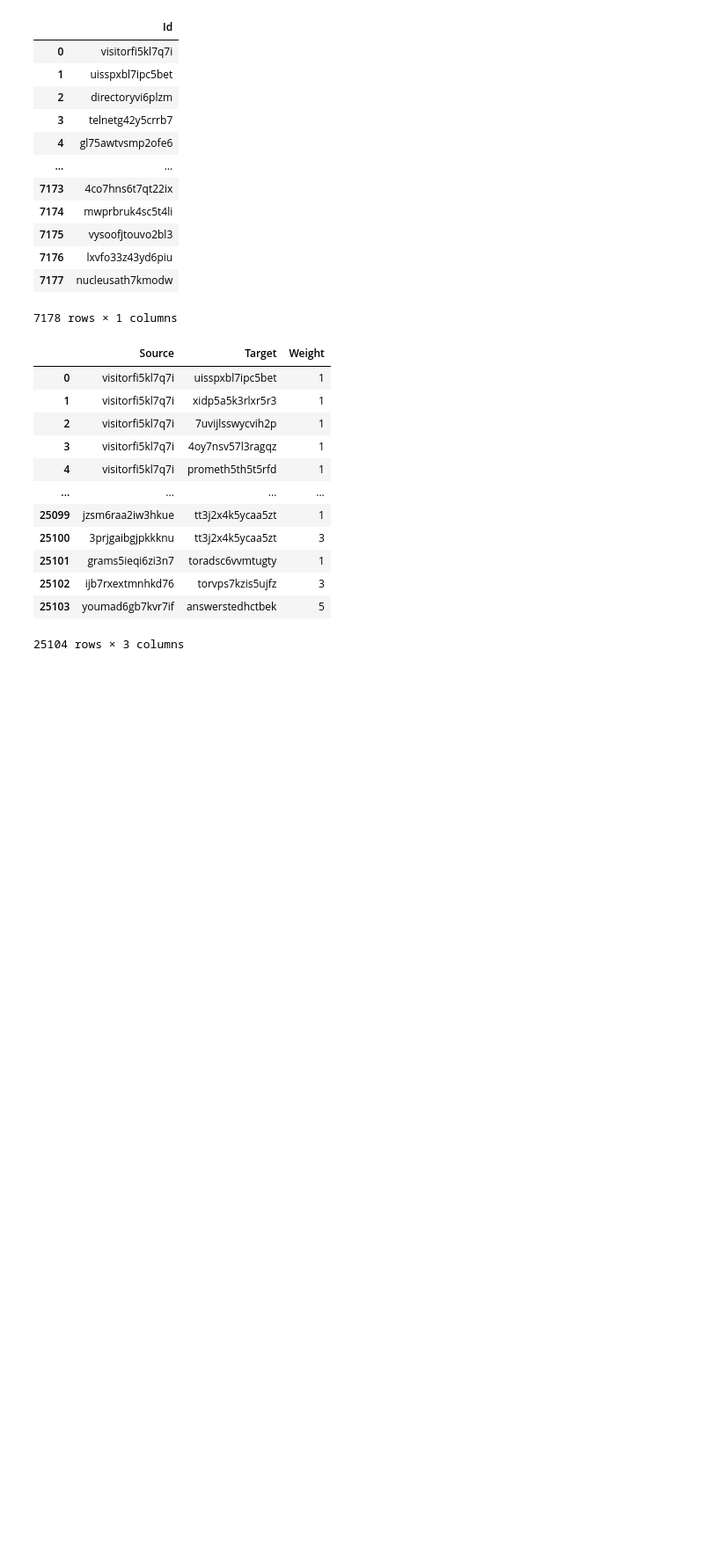
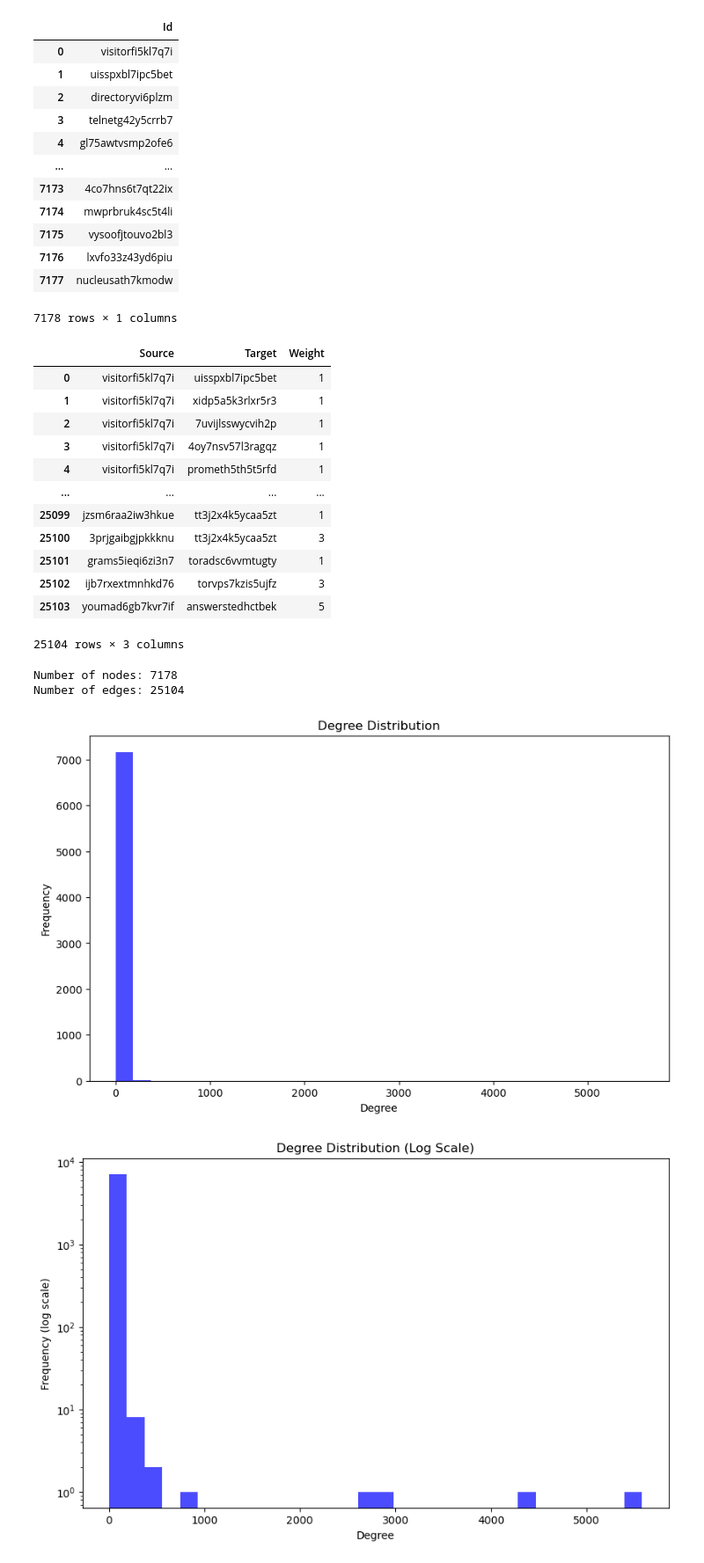
Before and after one commit to mindenki/darkweb-network-analysis, a Jupyter notebook: notebooks/00_data_cleaning_EDA.ipynb, the cells around one changed output. Shown at 88% size. Saved outputs shown, nothing was run; the diff lists cells and outputs as text; code cells hidden in the pictures; blank space fills up the shorter version.

Commit message:
Created degree distributions

```diff
--- a/notebooks/00_data_cleaning_EDA.ipynb
+++ b/notebooks/00_data_cleaning_EDA.ipynb
@@ -44,3 +44,42 @@ edges
 | 25102 | ijb7rxextmnhkd76 | torvps7kzis5ujfz | 3 |
 | 25103 | youmad6gb7kvr7if | answerstedhctbek | 5 |
 25104 rows × 3 columns
+# %%
+G = nx.from_pandas_edgelist(edges, 'Source', 'Target', create_using=nx.DiGraph())
+num_nodes = G.number_of_nodes()
+num_edges = G.number_of_edges()
+print(f"Number of nodes: {num_nodes}")
+print(f"Number of edges: {num_edges}")
+# %% [output]
+Number of nodes: 7178
+Number of edges: 25104
+# %%
+#degree distribution
+degrees = [G.degree(n) for n in G.nodes()]
+plt.figure(figsize=(10,6))
+plt.hist(degrees, bins=30, color='blue', alpha=0.7)
+plt.title('Degree Distribution')
+plt.xlabel('Degree')
+plt.ylabel('Frequency')
+plt.show()
+
+#now on log scale
+plt.figure(figsize=(10,6))
+plt.hist(degrees, bins=30, color='blue', alpha=0.7, log=True)
+plt.title('Degree Distribution (Log Scale)')
+plt.xlabel('Degree')
+plt.ylabel('Frequency (log scale)')
+plt.show()
+
+#cumulative degree distribution
+degree_counts = np.bincount(degrees)
+cumulative_counts = np.cumsum(degree_counts[::-1])[::-1]
+plt.figure(figsize=(10,6))
+plt.loglog(range(len(cumulative_counts)), cumulative_counts, marker='o', linestyle='none')
+plt.title('Cumulative Degree Distribution')
+plt.xlabel('Degree')
+plt.ylabel('Cumulative Frequency')
+plt.show()
+# %% [output]
+[figure, added]
+[figure, added]
```
Also changed, not shown: parts of 1 cell of this notebook.
